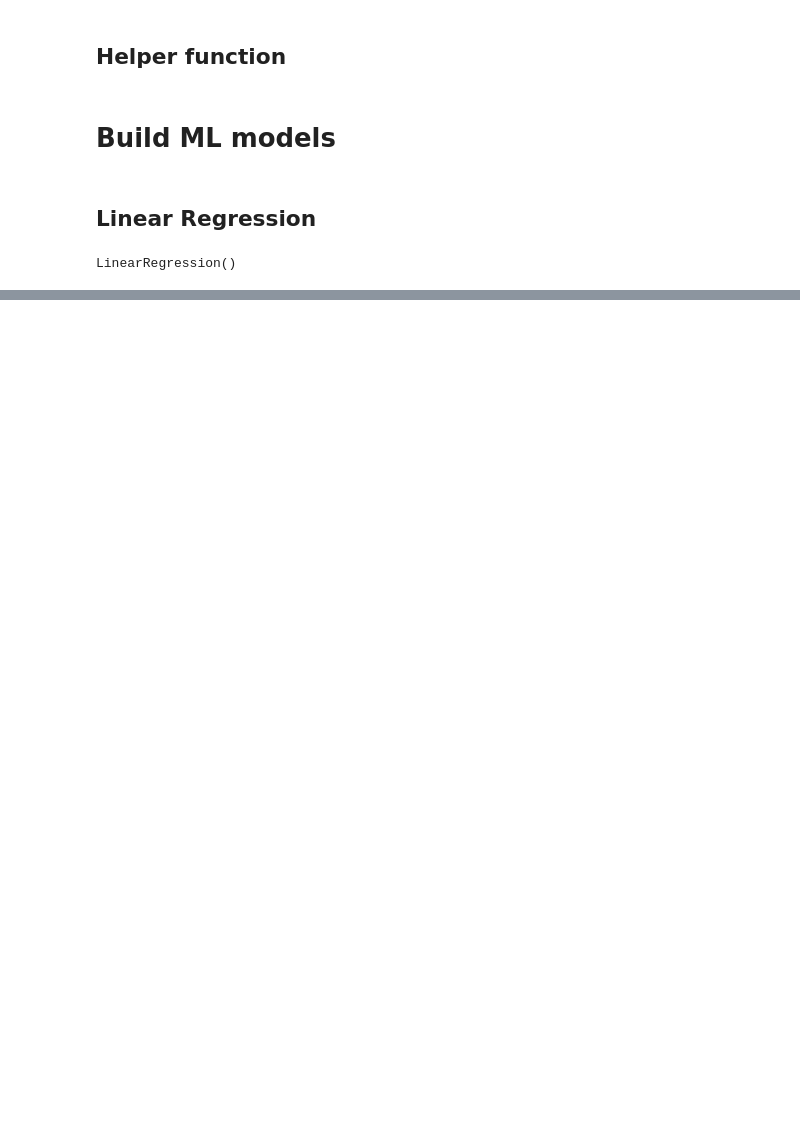
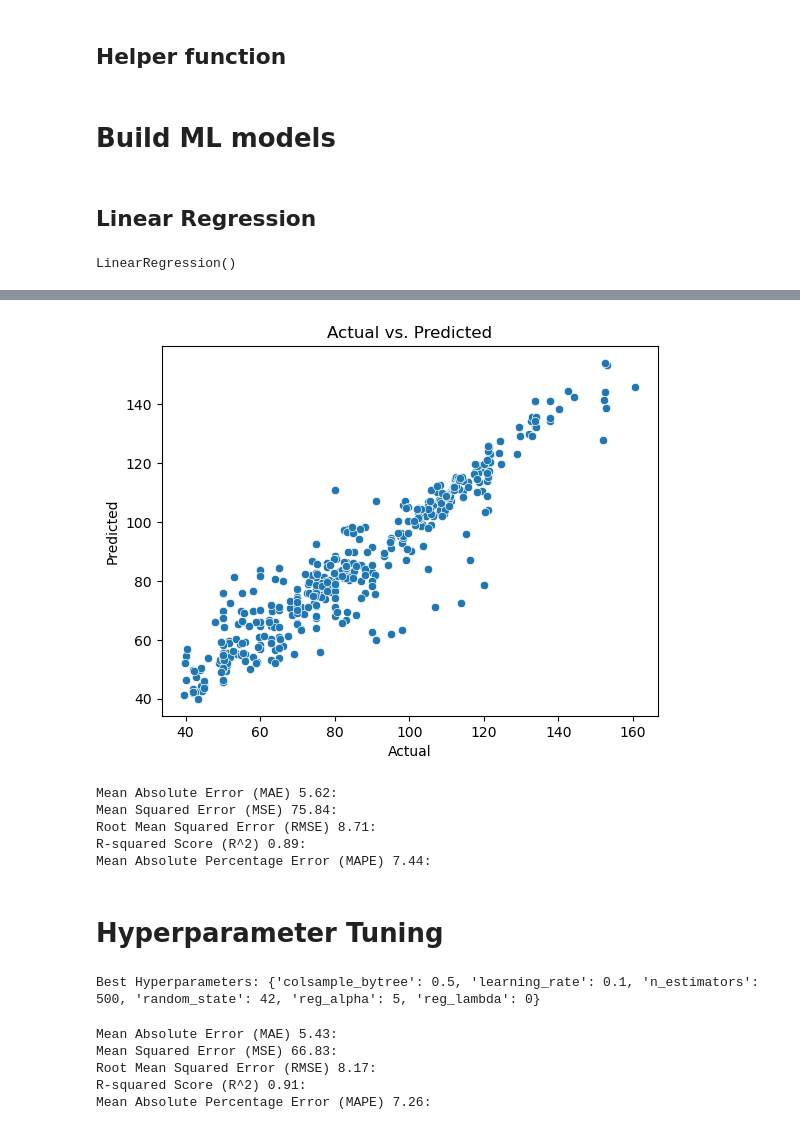
Before and after one commit to Fera13/ML-Project-Obesity-Classifier, a Jupyter notebook: ML-Project Obesity REGRESSION.ipynb, the cells around one changed output, grey strips where cells are left out. Saved outputs shown, nothing was run; the diff lists cells and outputs as text; code cells hidden in the pictures; blank space fills up the shorter version.

```diff
--- a/ML-Project Obesity REGRESSION.ipynb
+++ b/ML-Project Obesity REGRESSION.ipynb
@@ -357,0 +410,79 @@ Mean Absolute Percentage Error (MAPE) 4.68:
+# %%
+def actual_vs_predicted(y_test, y_pred):
+    sns.scatterplot(x=y_test, y=y_pred)
+    plt.xlabel("Actual")
+    plt.ylabel("Predicted")
+    plt.title("Actual vs. Predicted")
+    plt.show()
+# %%
+actual_vs_predicted(y_test, y_pred4)
+# %% [output]
+[figure, added]
+# %%
+# get some metrics - Polynomial Regression Model
+evaluate_the_model(y_test, y_pred4)
+# %% [output]
+Mean Absolute Error (MAE) 5.62:
+Mean Squared Error (MSE) 75.84:
+Root Mean Squared Error (RMSE) 8.71:
+R-squared Score (R^2) 0.89:
+Mean Absolute Percentage Error (MAPE) 7.44:
+# %% [markdown]
+# Hyperparameter Tuning
+# %%
+from sklearn.model_selection import StratifiedKFold
+from sklearn.model_selection import GridSearchCV
+
+# Define the search space
+from xgboost import XGBRegressor
+from sklearn.model_selection import KFold
+
+# Define the search space
+param_grid = {
+    "colsample_bytree": [0.3, 0.5, 0.8],
+    "reg_alpha": [0, 0.5, 1, 5],
+    "reg_lambda": [0, 0.5, 1, 5],
+    "n_estimators": [50, 100, 500],
+    "learning_rate": [0.1, 0.01, 0.001],
+    "random_state" : [42]
+}
+
+scoring = "neg_root_mean_squared_error"
+
+
+# Set up the k-fold cross-validation
+kfold = KFold(n_splits=5, shuffle=True, random_state=0)
+
+# Define the XGBRegressor
+xgb_regressor = XGBRegressor(objective='reg:squarederror')  # objective='reg:squarederror' for regression
+
+# Define grid search
+grid_search = GridSearchCV(estimator=xgb_regressor,
+                           param_grid=param_grid,
+                           scoring = scoring,
+                           n_jobs=-1,
+                           cv=kfold,
+                           verbose=0)
+
+# Fit grid search
+grid_result = grid_search.fit(X_train, y_train)
+
+# Print grid search summary
+print('Best Hyperparameters:', grid_result.best_params_)
+# %% [output]
+Best Hyperparameters: {'colsample_bytree': 0.5, 'learning_rate': 0.1, 'n_estimators': 500, 'random_state': 42, 'reg_alpha': 5, 'reg_lambda': 0}
+# %%
+xgb_regressor = xgb.XGBRegressor(**{'colsample_bytree': 0.5, 'learning_rate': 0.1, 'n_estimators': 500, 'random_state': 42, 'reg_alpha': 5, 'reg_lambda': 0,  "random_state": 42 })
+
+# running on the training data
+xgb_regressor.fit(X_train,y_train)
+
+y_pred5 = xgb_regressor.predict(X_test)
+# get some metrics - Polynomial Regression Model - hyper-tuned
+evaluate_the_model(y_test, y_pred5)
+# %% [output]
+Mean Absolute Error (MAE) 5.43:
+Mean Squared Error (MSE) 66.83:
+Root Mean Squared Error (RMSE) 8.17:
+R-squared Score (R^2) 0.91:
+Mean Absolute Percentage Error (MAPE) 7.26:
```
Also changed, not shown: parts of 24 cells of this notebook.
